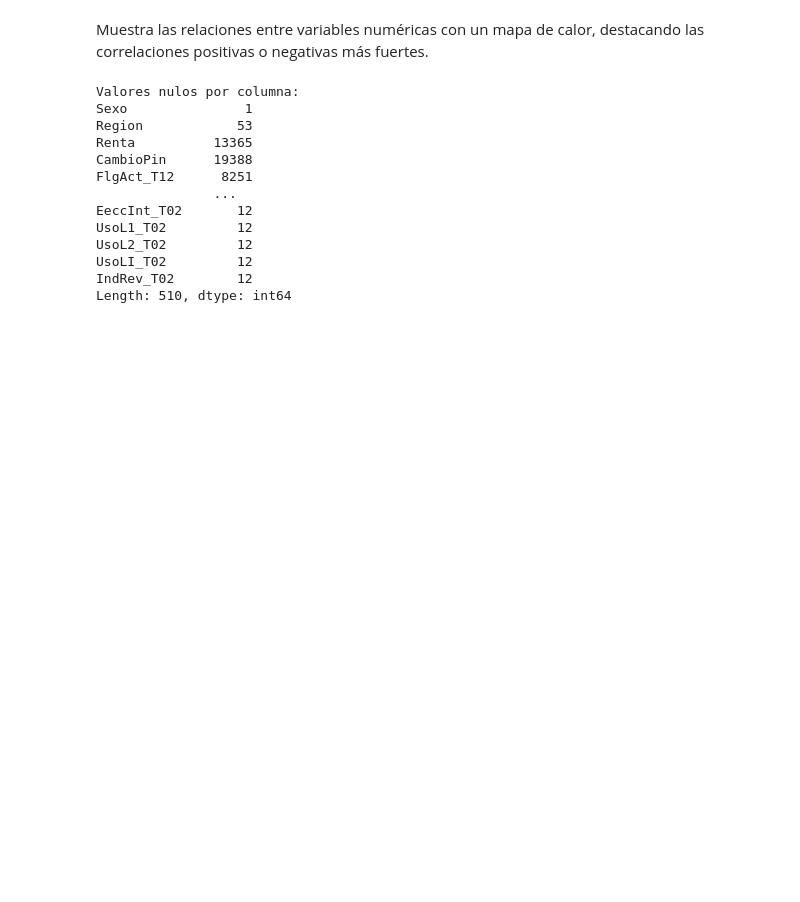
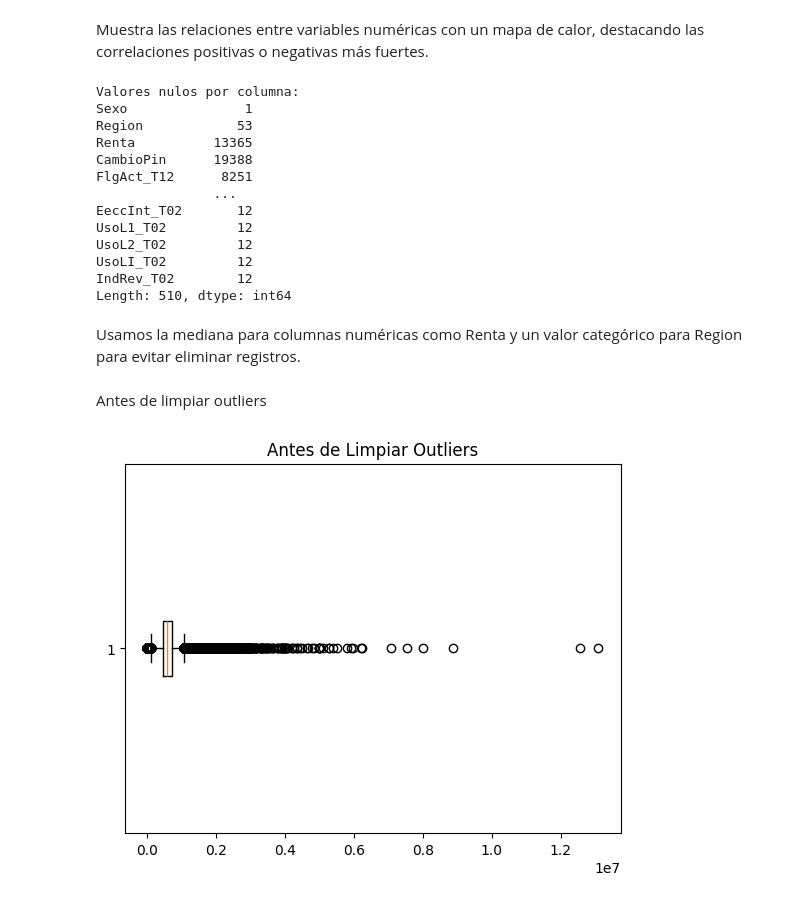
Before and after one commit to TitoD01/monopoly, a Jupyter notebook: monopoly/notebooks/Monopoly.ipynb, the cells around one changed output. Cells and saved outputs as stored; diff of their text form; code cells hidden in the pictures; blank space fills up the shorter version.

```diff
--- a/monopoly/notebooks/Monopoly.ipynb
+++ b/monopoly/notebooks/Monopoly.ipynb
@@ -233,3 +235,17 @@ UsoL2_T02         12
 UsoLI_T02         12
 IndRev_T02        12
 Length: 510, dtype: int64
+# %% [markdown]
+Usamos la mediana para columnas numéricas como Renta y un valor categórico para Region para evitar eliminar registros.
+# %%
+# Imputación de valores nulos
+df['Renta'] = df['Renta'].fillna(df['Renta'].median())  # Mediana para ingresos
+df['Region'] = df['Region'].fillna('Desconocido')      # Categoría 'Desconocido'
+# %% [markdown]
+Antes de limpiar outliers
+# %%
+plt.boxplot(df['Renta'].dropna(), vert=False)
+plt.title('Antes de Limpiar Outliers')
+plt.show()
+# %% [output]
+[figure, added]
```
Also changed, not shown: parts of 13 cells of this notebook.
